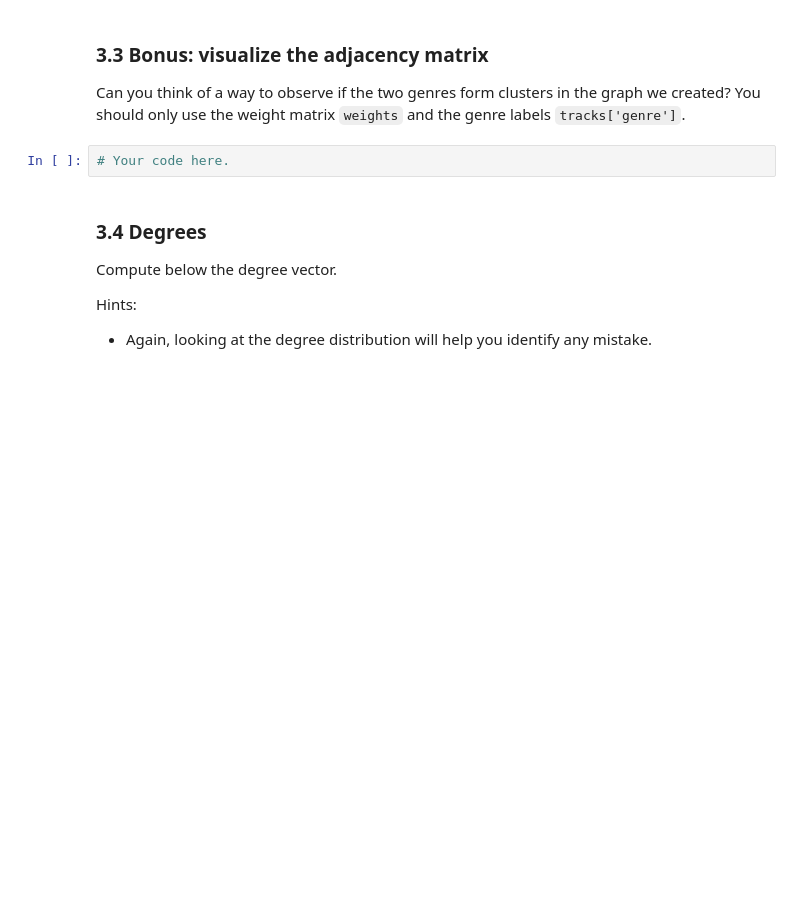
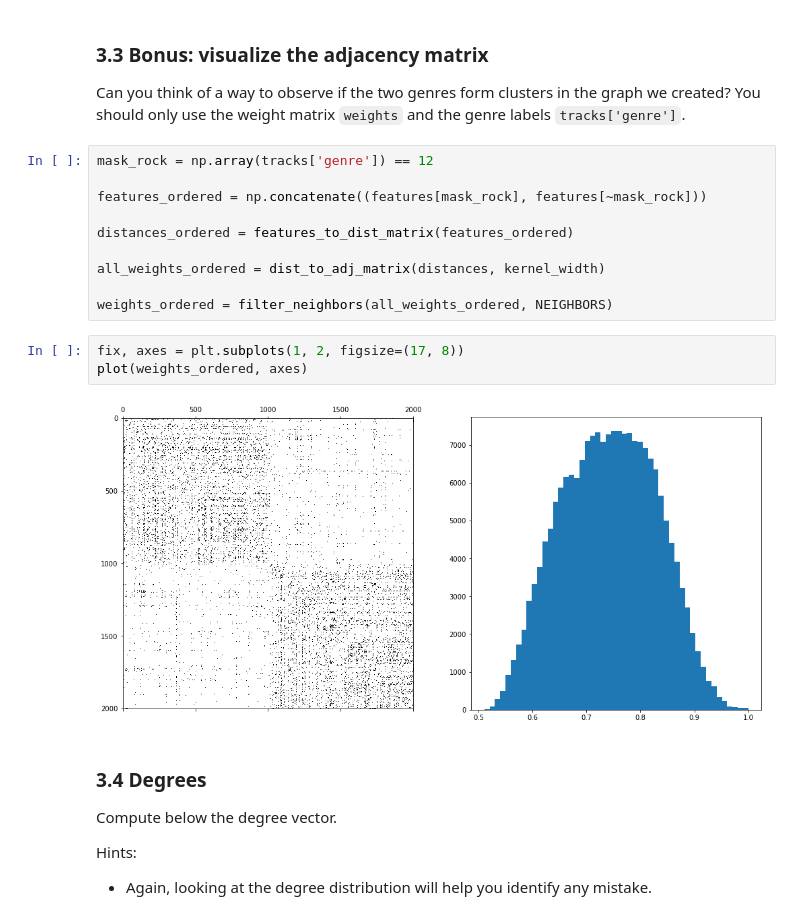
Before and after one commit to gregunz/NTDS2017, a Jupyter notebook: HW03/03_spectral_graph_theory.ipynb, the cells around one changed output. Saved outputs shown, nothing was run; the diff lists cells and outputs as text; blank space fills up the shorter version.

```diff
--- a/HW03/03_spectral_graph_theory.ipynb
+++ b/HW03/03_spectral_graph_theory.ipynb
@@ -401,8 +422,21 @@ plot(weights, axes[:, 1])
 ### 3.3 Bonus: visualize the adjacency matrix
 
 Can you think of a way to observe if the two genres form clusters in the graph we created? You should only use the weight matrix `weights` and the genre labels `tracks['genre']`.
-# %%
-# Your code here.
+# %%
+mask_rock = np.array(tracks['genre']) == 12
+
+features_ordered = np.concatenate((features[mask_rock], features[~mask_rock]))
+
+distances_ordered = features_to_dist_matrix(features_ordered)
+
+all_weights_ordered = dist_to_adj_matrix(distances, kernel_width)
+
+weights_ordered = filter_neighbors(all_weights_ordered, NEIGHBORS)
+# %%
+fix, axes = plt.subplots(1, 2, figsize=(17, 8))
+plot(weights_ordered, axes)
+# %% [output]
+[figure, added]
 # %% [markdown]
 ### 3.4 Degrees
 
```
Also changed, not shown: parts of 15 cells of this notebook.
